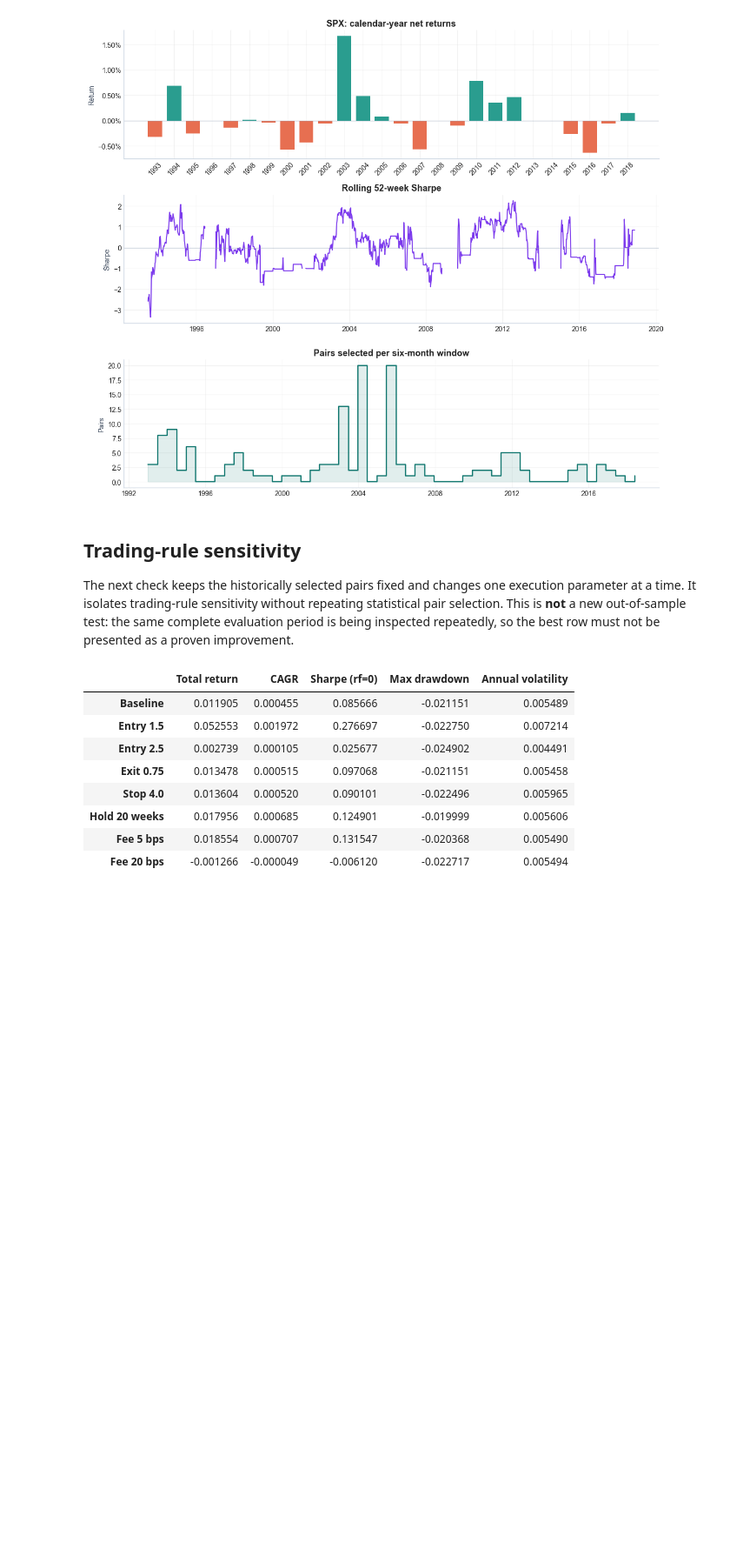
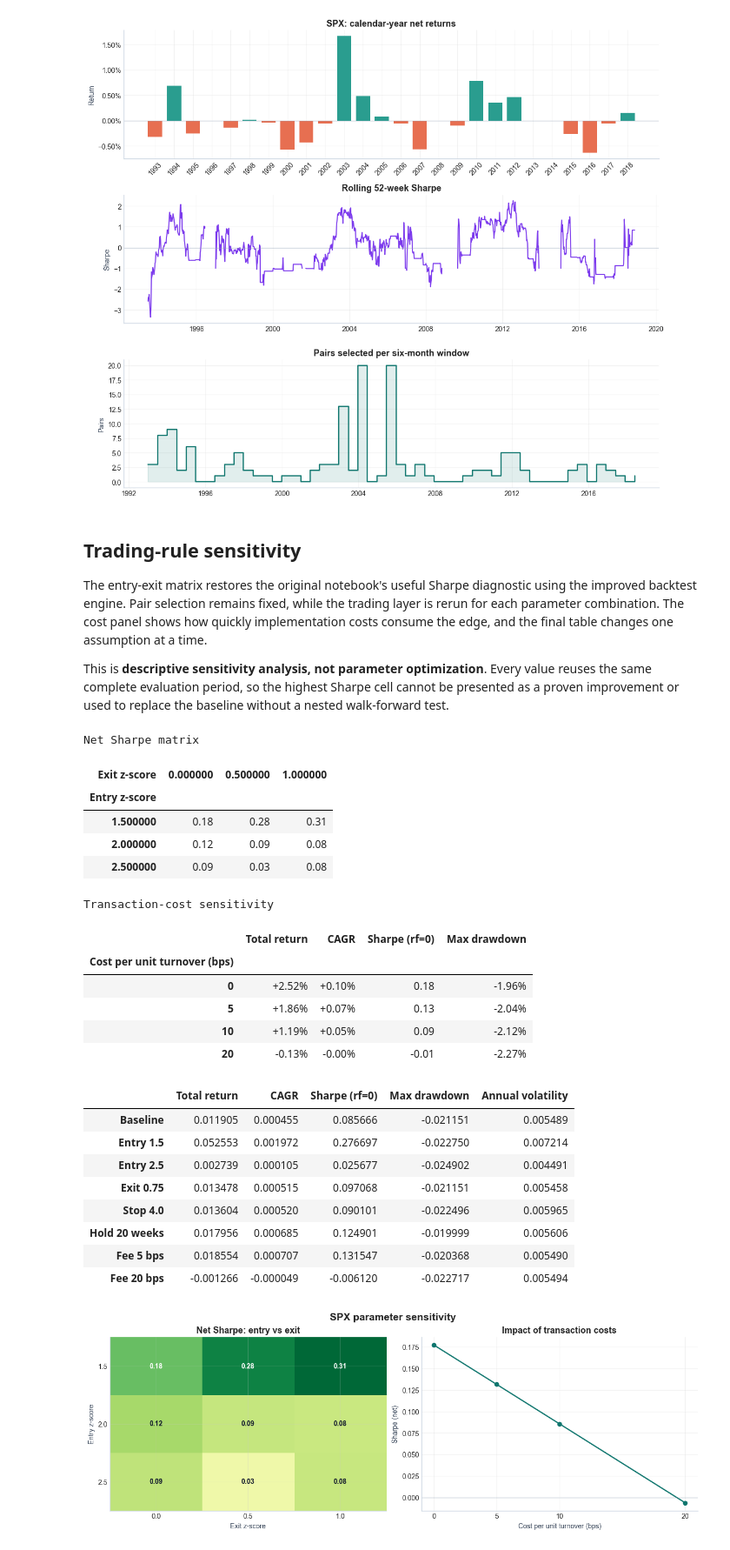
Before and after one commit to linshenhao/pairs-trading-sp500-stoxx, a Jupyter notebook: notebooks/SP500_Improved.ipynb, the cells around one changed output. Shown at 87% size. Cells and saved outputs as stored; diff of their text form; code cells hidden in the pictures; blank space fills up the shorter version.

Commit message:
Add Sharpe parameter sensitivity analysis

```diff
--- a/notebooks/SP500_Improved.ipynb
+++ b/notebooks/SP500_Improved.ipynb
@@ -243,42 +245,81 @@ _, annual_returns, rolling_sharpe = plot_diagnostics(
 # %% [markdown]
 ## Trading-rule sensitivity
 
-The next check keeps the historically selected pairs fixed and changes one execution parameter at a time. It isolates trading-rule sensitivity without repeating statistical pair selection. This is **not** a new out-of-sample test: the same complete evaluation period is being inspected repeatedly, so the best row must not be presented as a proven improvement.
+The entry-exit matrix restores the original notebook's useful Sharpe diagnostic using the improved backtest engine. Pair selection remains fixed, while the trading layer is rerun for each parameter combination. The cost panel shows how quickly implementation costs consume the edge, and the final table changes one assumption at a time.
+
+This is **descriptive sensitivity analysis, not parameter optimization**. Every value reuses the same complete evaluation period, so the highest Sharpe cell cannot be presented as a proven improvement or used to replace the baseline without a nested walk-forward test.
 # %%
 start_positions = range(config.formation_weeks, len(data.prices) - 1, config.trading_weeks)
 selection_map = {
     position: selected.loc[selected["trading_start"].eq(data.prices.index[position])].drop(columns="trading_start")
     for position in start_positions
 }
+def evaluate_scenario(**changes):
+    scenario_config = replace(config, **changes)
+    scenario_returns = PairsBacktester(data, scenario_config).trade_selections(selection_map)
+    return performance_stats(scenario_returns)
+
+
+entry_values = [1.5, 2.0, 2.5]
+exit_values = [0.0, 0.5, 1.0]
+sharpe_grid = pd.DataFrame(
+    [[evaluate_scenario(entry_z=entry, exit_z=exit_)["Sharpe (rf=0)"]
+      for exit_ in exit_values] for entry in entry_values],
+    index=pd.Index(entry_values, name="Entry z-score"),
+    columns=pd.Index(exit_values, name="Exit z-score"),
+)
+fee_table = pd.DataFrame({
+    fee_bps: evaluate_scenario(fee=fee_bps / 10_000)
+    for fee_bps in [0, 5, 10, 20]
+}).T
+fee_table.index.name = "Cost per unit turnover (bps)"
+plot_parameter_sensitivity(sharpe_grid, fee_table, f"{MARKET.upper()} parameter sensitivity")
+display(sharpe_grid.style.format("{:.2f}").set_caption("Net Sharpe matrix"))
+display(fee_table[["Total return", "CAGR", "Sharpe (rf=0)", "Max drawdown"]]
+        .style.format({"Total return": "{:+.2%}", "CAGR": "{:+.2%}",
+                       "Sharpe (rf=0)": "{:.2f}", "Max drawdown": "{:.2%}"})
+        .set_caption("Transaction-cost sensitivity"))
+
 scenarios = {
     "Baseline": {},
     "Entry 1.5": {"entry_z": 1.5},
     "Entry 2.5": {"entry_z": 2.5},
     "Exit 0.75": {"exit_z": 0.75},
     "Stop 4.0": {"stop_z": 4.0},
     "Hold 20 weeks": {"max_holding_weeks": 20},
     "Fee 5 bps": {"fee": 0.0005},
     "Fee 20 bps": {"fee": 0.0020},
 }
-sensitivity = {}
-for label, changes in scenarios.items():
-    scenario_config = replace(config, **changes)
-    scenario_returns = PairsBacktester(data, scenario_config).trade_selections(selection_map)
-    sensitivity[label] = performance_stats(scenario_returns)
-sensitivity = pd.DataFrame(sensitivity).T
+sensitivity = pd.DataFrame({
+    label: evaluate_scenario(**changes) for label, changes in scenarios.items()
+}).T
 assert np.isclose(sensitivity.loc["Baseline", "Total return"], metrics.loc["Total return", "Strategy net"])
 sensitivity[["Total return", "CAGR", "Sharpe (rf=0)",
              "Max drawdown", "Annual volatility"]]
 # %% [output]
+Net Sharpe matrix
-|  | Total return | CAGR | Sharpe (rf=0) | Max drawdown | Annual volatility |
-| Baseline | 0.011905 | 0.000455 | 0.085666 | -0.021151 | 0.005489 |
-| Entry 1.5 | 0.052553 | 0.001972 | 0.276697 | -0.022750 | 0.007214 |
-| Entry 2.5 | 0.002739 | 0.000105 | 0.025677 | -0.024902 | 0.004491 |
-| Exit 0.75 | 0.013478 | 0.000515 | 0.097068 | -0.021151 | 0.005458 |
-| Stop 4.0 | 0.013604 | 0.000520 | 0.090101 | -0.022496 | 0.005965 |
-| Hold 20 weeks | 0.017956 | 0.000685 | 0.124901 | -0.019999 | 0.005606 |
-| Fee 5 bps | 0.018554 | 0.000707 | 0.131547 | -0.020368 | 0.005490 |
-| Fee 20 bps | -0.001266 | -0.000049 | -0.006120 | -0.022717 | 0.005494 |
+| Exit z-score | 0.000000 | 0.500000 | 1.000000 |
+| Entry z-score |  |  |  |
+| 1.500000 | 0.18 | 0.28 | 0.31 |
+| 2.000000 | 0.12 | 0.09 | 0.08 |
+| 2.500000 | 0.09 | 0.03 | 0.08 |
+Transaction-cost sensitivity
+|  | Total return | CAGR | Sharpe (rf=0) | Max drawdown |
+| Cost per unit turnover (bps) |  |  |  |  |
+| 0 | +2.52% | +0.10% | 0.18 | -1.96% |
+| 5 | +1.86% | +0.07% | 0.13 | -2.04% |
+| 10 | +1.19% | +0.05% | 0.09 | -2.12% |
+| 20 | -0.13% | -0.00% | -0.01 | -2.27% |
+|  | Total return | CAGR | Sharpe (rf=0) | Max drawdown | Annual volatility |
+| Baseline | 0.011905 | 0.000455 | 0.085666 | -0.021151 | 0.005489 |
+| Entry 1.5 | 0.052553 | 0.001972 | 0.276697 | -0.022750 | 0.007214 |
+| Entry 2.5 | 0.002739 | 0.000105 | 0.025677 | -0.024902 | 0.004491 |
+| Exit 0.75 | 0.013478 | 0.000515 | 0.097068 | -0.021151 | 0.005458 |
+| Stop 4.0 | 0.013604 | 0.000520 | 0.090101 | -0.022496 | 0.005965 |
+| Hold 20 weeks | 0.017956 | 0.000685 | 0.124901 | -0.019999 | 0.005606 |
+| Fee 5 bps | 0.018554 | 0.000707 | 0.131547 | -0.020368 | 0.005490 |
+| Fee 20 bps | -0.001266 | -0.000049 | -0.006120 | -0.022717 | 0.005494 |
+[figure, added]
 # %% [markdown]
 ## Result interpretation
 
```
Also changed, not shown: parts of 1 cell of this notebook, 4 other files.
